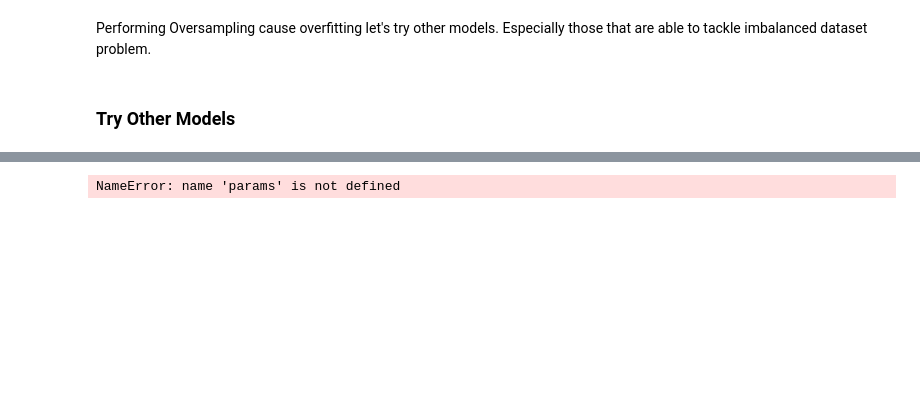
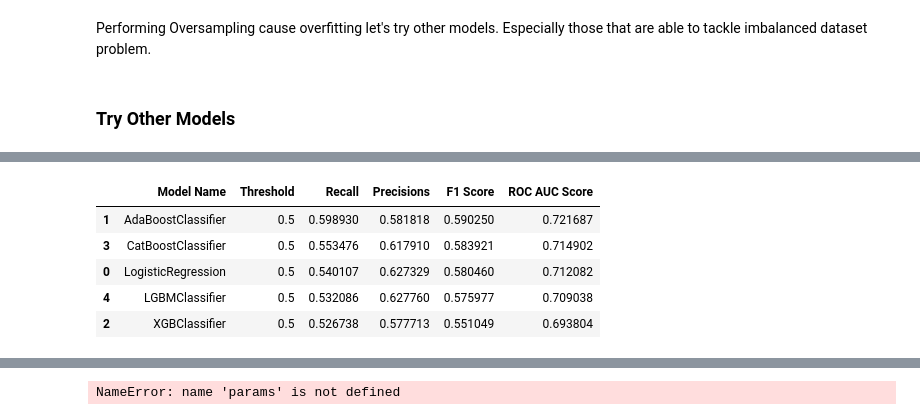
Before and after one commit to marcellinus-witarsah/data-challenge-dsw-2023, a Jupyter notebook: notebooks/03_churn_model.ipynb, the cells around one changed output, grey strips where cells are left out. Drawn from its saved outputs; the diff is of its cells as text; code cells hidden in the pictures; blank space fills up the shorter version.

Commit message:
perform cross validation on multiple models

```diff
--- a/notebooks/03_churn_model.ipynb
+++ b/notebooks/03_churn_model.ipynb
@@ -846,0 +868,78 @@ NameError: name 'data_preparation_feature_engineering_smote' is not defined
+# %%
+# classifiers
+from sklearn.tree import DecisionTreeClassifier
+from sklearn.ensemble import AdaBoostClassifier
+from sklearn.ensemble import RandomForestClassifier
+from sklearn.ensemble import ExtraTreesClassifier
+from sklearn.ensemble import GradientBoostingClassifier
+from sklearn.naive_bayes import GaussianNB
+from sklearn.svm import SVC
+from sklearn.neighbors import KNeighborsClassifier
+from sklearn.linear_model import LogisticRegression
+from xgboost import XGBClassifier
+from catboost import CatBoostClassifier
+from lightgbm import LGBMClassifier
+from sklearn.metrics import recall_score, precision_score, f1_score, roc_auc_score
+from sklearn.model_selection import train_test_split
+from sklearn.preprocessing import StandardScaler
+from imblearn.over_sampling import SMOTE
+
+models = [
+    LogisticRegression(random_state=42, max_iter=200), AdaBoostClassifier(random_state=42), XGBClassifier(random_state=42),
+    CatBoostClassifier(random_state=42), LGBMClassifier(objective='binary', random_state=42)
+]
+
+recalls = []
+precisions = []
+f1s = []
+roc_aucs = []
+threshold=0.5
+
+for model in models:
+    # Data Preparation
+    # ==============================================
+    df = df_ori.copy().drop(columns=["Customer ID"])  # drop unimportant data
+    df['Total Purchase'] = df['Tenure Months'] * df['Monthly Purchase (Thou. IDR)']  # feature engineering
+    df["Device Class"] = df["Device Class"].replace({"High End": 3, "Mid End": 2, "Low End": 1})  # encode Device Class
+    df['Churn Label'] = df['Churn Label'].replace({"Yes": 1, "No": 0})  # encode Churn Label
+    X, y = pd.get_dummies(df.drop(columns=["Churn Label"]), dtype=int), df["Churn Label"]  # split data
+    X_train, X_test, y_train, y_test = train_test_split(X, y, test_size=0.2, random_state=42, stratify=y, shuffle=True)
+
+    # Oversampling for balancing dataset
+    # ==============================================
+    smote = SMOTE(random_state=42)  # <<<<<<<<<<<<< SMOTE OVERSAMPLING
+    X_train, y_train = smote.fit_resample(X_train, y_train)  # <<<<<<<<<<<<< SMOTE OVERSAMPLING
+
+    # Scale data
+    # ========================================
+    scaler = StandardScaler()
+    X_train = scaler.fit_transform(X_train)  # <<<<<<<<<<<<< SCALING
+    X_test = scaler.transform(X_test)  # <<<<<<<<<<<<< SCALING
+
+    # Train
+    # ==============================================
+    model.fit(X_train, y_train)
+
+
+    # Predict
+    # ==============================================
+    y_pred_proba = model.predict_proba(X_test)
+    y_pred = [1 if prob > threshold else 0 for prob in y_pred_proba[:, 1]]
+    recalls.append(recall_score(y_test, y_pred))
+    precisions.append(precision_score(y_test, y_pred))
+    f1s.append(f1_score(y_test, y_pred))
+    roc_aucs.append(roc_auc_score(y_test, y_pred))
+
+df_model = pd.DataFrame(
+    {
+        "Model Name": [model.__class__.__name__ for model in models],
+        "Threshold": [threshold for _ in range(len(models))],
+        "Recall": recalls,
+        "Precisions": precisions,
+        "F1 Score": f1s,
+        "ROC AUC Score": roc_aucs,
+    }
+)
+
+df_model.sort_values(by="F1 Score", ascending=False)
+# %% [output]
@@ -847 +963,7 @@ NameError: name 'data_preparation_feature_engineering_smote' is not defined
+|  | Model Name | Threshold | Recall | Precisions | F1 Score | ROC AUC Score |
+| 1 | AdaBoostClassifier | 0.5 | 0.598930 | 0.581818 | 0.590250 | 0.721687 |
+| 3 | CatBoostClassifier | 0.5 | 0.553476 | 0.617910 | 0.583921 | 0.714902 |
+| 0 | LogisticRegression | 0.5 | 0.540107 | 0.627329 | 0.580460 | 0.712082 |
+| 4 | LGBMClassifier | 0.5 | 0.532086 | 0.627760 | 0.575977 | 0.709038 |
+| 2 | XGBClassifier | 0.5 | 0.526738 | 0.577713 | 0.551049 | 0.693804 |
 # %% [markdown]
```
Also changed, not shown: parts of 9 cells of this notebook, 4 other files.
